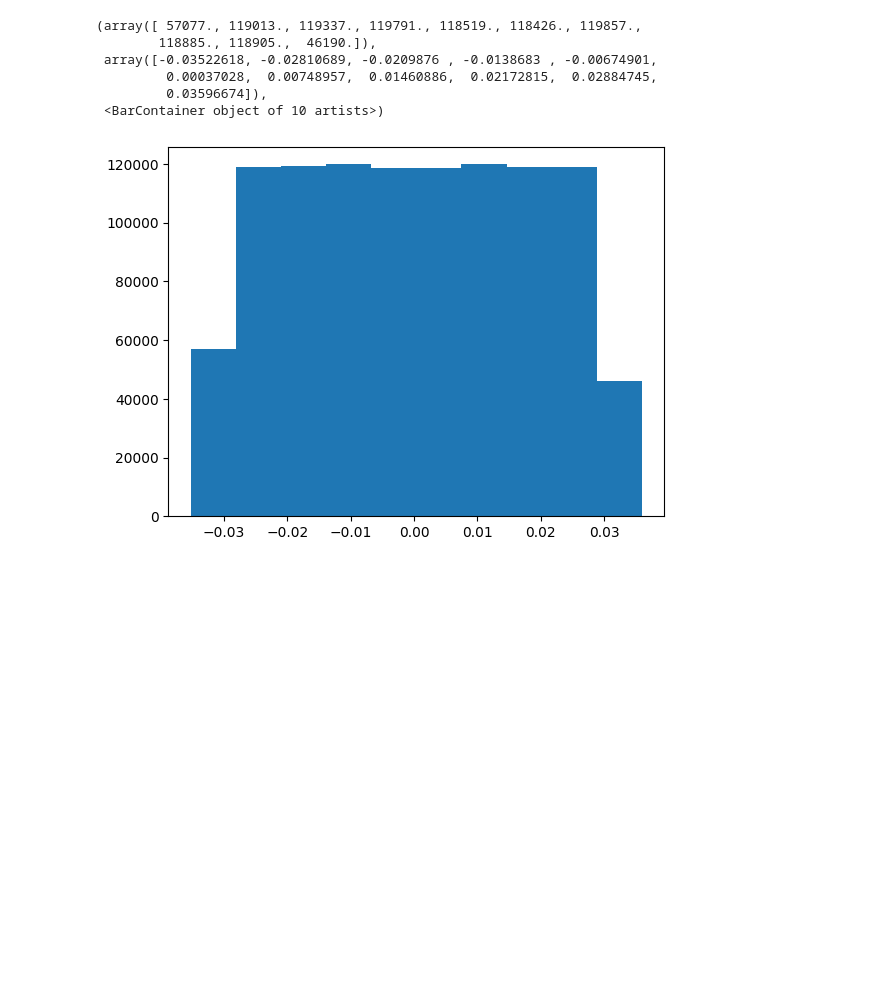
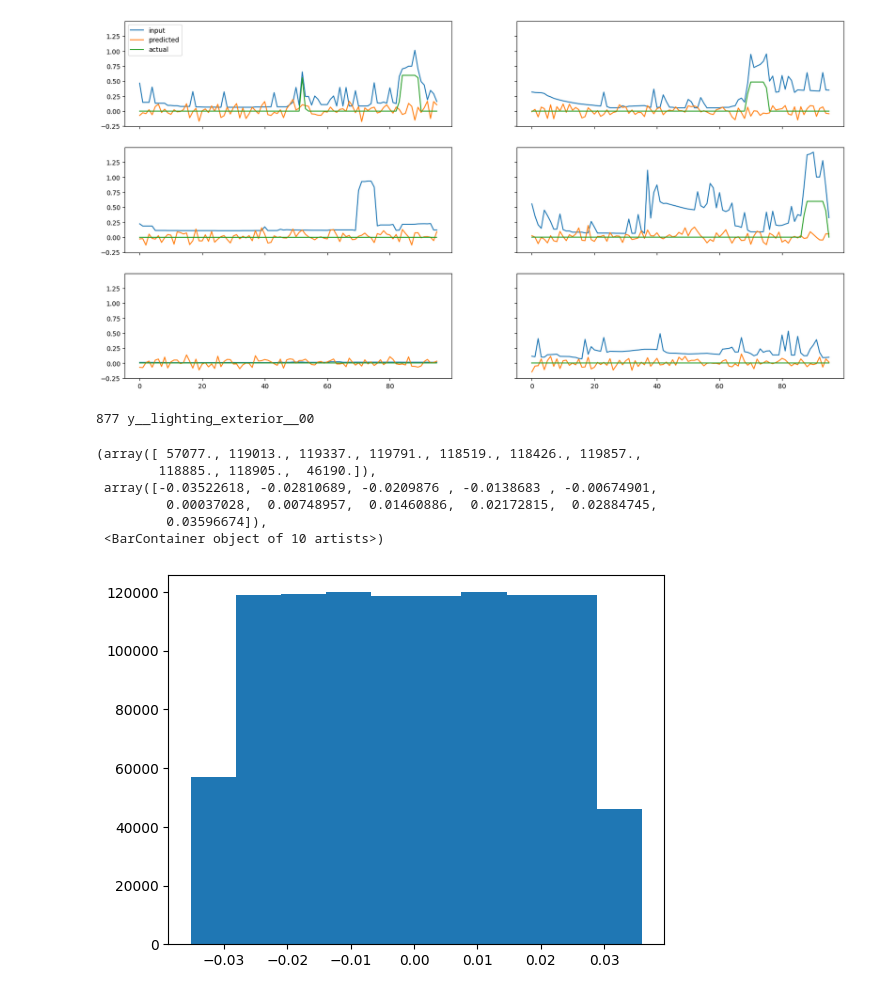
Before and after one commit to jammyc-mids/capstone, a Jupyter notebook: experiments/exploratory/first_steps.ipynb, the cells around one changed output. Saved outputs shown, nothing was run; the diff lists cells and outputs as text; code cells hidden in the pictures; blank space fills up the shorter version.

```diff
--- a/experiments/exploratory/first_steps.ipynb
+++ b/experiments/exploratory/first_steps.ipynb
@@ -257,3 +179,34 @@ with torch.no_grad():
+# %%
+with torch.no_grad():
+    # np.random.seed(42)
+    fig, ax = plt.subplots(3,2, figsize=(20, 10), sharex=True, sharey=True)
+
+    for i in range(3):
+        for j in range(2):
+            random_idx = np.random.randint(0, len(train_dataset))
+            x, y = train_dataset[random_idx]
+
+
+            preds = model(x).detach().numpy()
+            y = y.detach().numpy()
+            delta = np.abs(preds - y)
+
+            ax[i][j].plot(x, label='input')
+            ax[i][j].plot(preds, label='predicted')
+            ax[i][j].plot(y, label='actual')
+            if i == 0 and j == 0:
+                ax[i][j].legend()
+
+    plt.show()
+# %% [output]
+[figure, added]
+# %%
+for i, col in enumerate(train_dataset.col_names):
+    if 'lighting' in col:
+        print(i, col)
+        break
+# %% [output]
+877 y__lighting_exterior__00
 # %%
 plt.hist(model.fc2.weight.detach().numpy().flatten())
 # %% [output]
```
Also changed, not shown: parts of 15 cells of this notebook, 2 other files.
